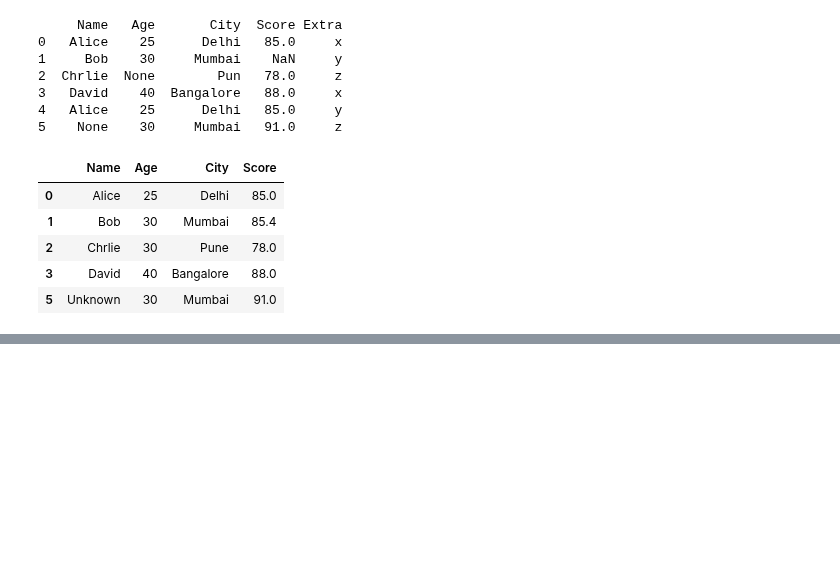
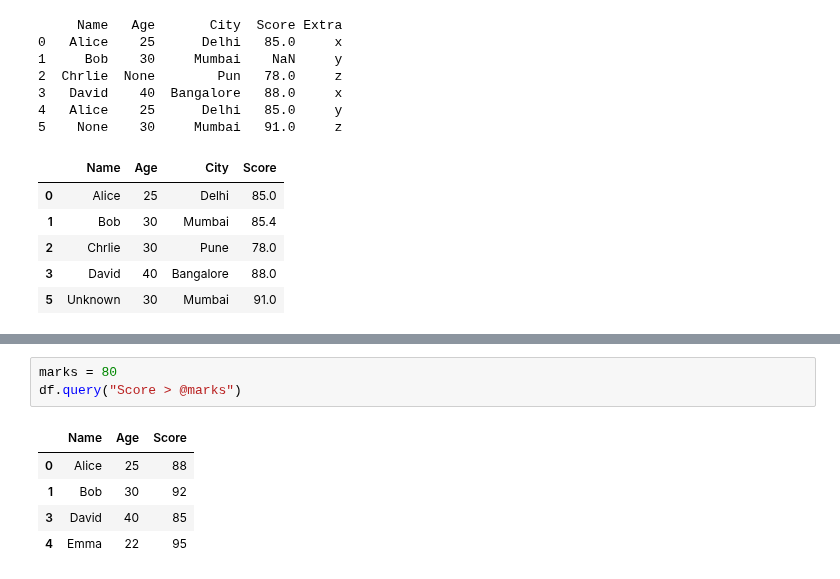
Before and after one commit to sh1vam31/Complete_DataScience, a Jupyter notebook: Pandas.ipynb, the cells around one changed output, grey strips where cells are left out. Saved outputs shown, nothing was run; the diff lists cells and outputs as text; blank space fills up the shorter version.

```diff
--- a/Pandas.ipynb
+++ b/Pandas.ipynb
@@ -569,0 +632,9 @@ df
+# %%
+marks = 80
+df.query("Score > @marks")
+# %% [output]
+|  | Name | Age | Score |
+| 0 | Alice | 25 | 88 |
+| 1 | Bob | 30 | 92 |
+| 3 | David | 40 | 85 |
+| 4 | Emma | 22 | 95 |
```
Also changed, not shown: parts of 17 cells of this notebook.
